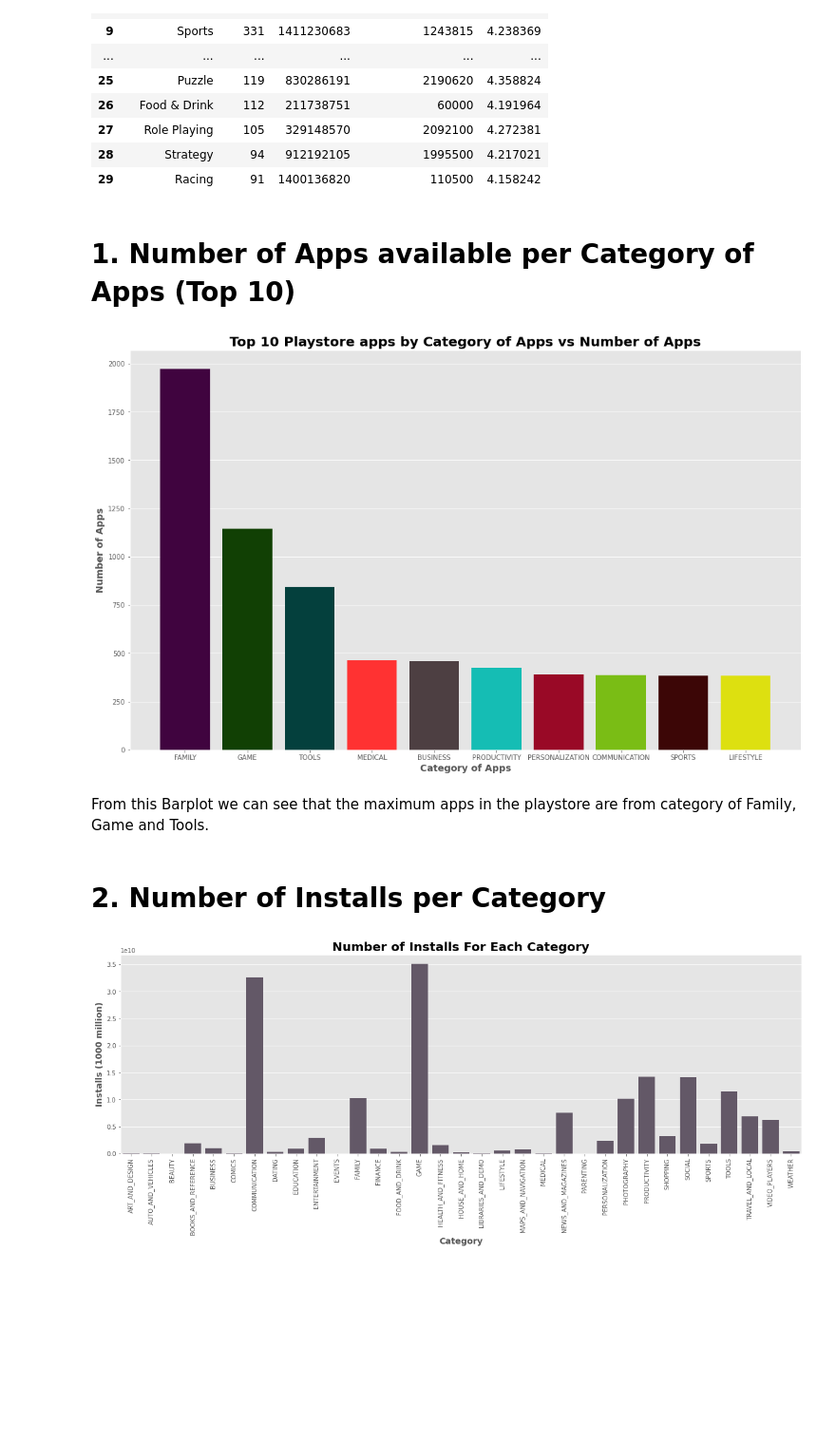
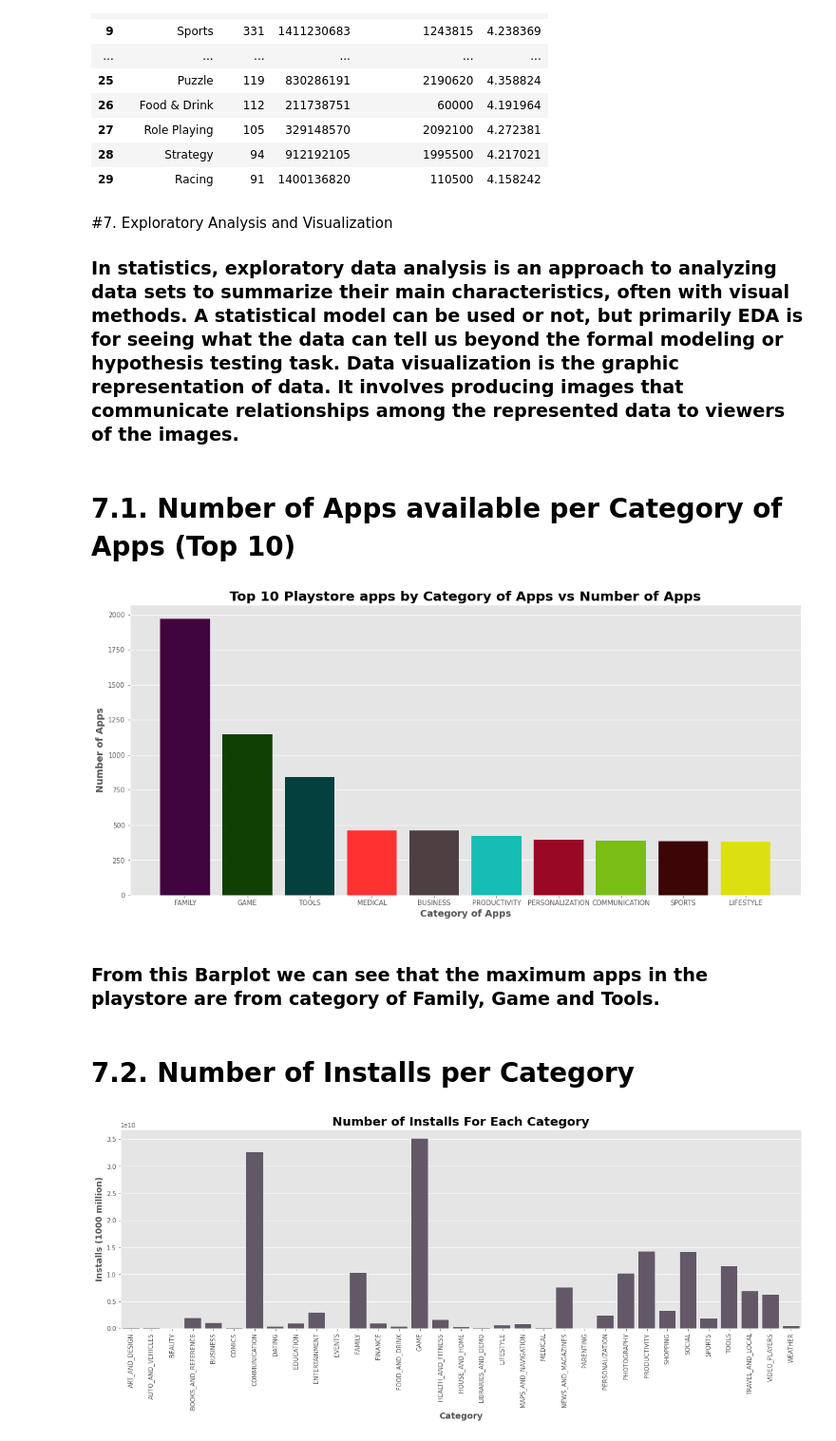
Before and after one commit to divyakedia/playstore-data-analysis, a Jupyter notebook: EDA_CAPSTONE_FINAL.ipynb, the cells around one changed output. Shown at 95% size. Cells and saved outputs as stored; diff of their text form; code cells hidden in the pictures; blank space fills up the shorter version.

```diff
--- a/EDA_CAPSTONE_FINAL.ipynb
+++ b/EDA_CAPSTONE_FINAL.ipynb
@@ -495,24 +506,27 @@ top_30_genres_df
 | 27 | Role Playing | 105 | 329148570 | 2092100 | 4.272381 |
 | 28 | Strategy | 94 | 912192105 | 1995500 | 4.217021 |
 | 29 | Racing | 91 | 1400136820 | 110500 | 4.158242 |
+# %% [markdown]
+#7.  Exploratory Analysis and Visualization
+### In statistics, exploratory data analysis is an approach to analyzing data sets to summarize their main characteristics, often with visual methods. A statistical model can be used or not, but primarily EDA is for seeing what the data can tell us beyond the formal modeling or hypothesis testing task. Data visualization is the graphic representation of data. It involves producing images that communicate relationships among the represented data to viewers of the images.
 # %% [markdown]
-# 1. Number of Apps available  per Category of Apps (Top 10)
+# 7.1. Number of Apps available  per Category of Apps (Top 10)
 # %%
 # Making a barplot of Category of apps vs Number of apps available
 top10_app_cat = playstore_df.Category.value_counts().head(10)
-plt.figure(figsize=(18,11))
+plt.figure(figsize=(18,8))
 sns.barplot(x = top10_app_cat.index , y = top10_app_cat.values)
 plt.xlabel("Category of Apps", fontsize=14, fontweight= "bold")
 plt.ylabel("Number of Apps", fontsize= 14, fontweight="bold")
 plt.title("Top 10 Playstore apps by Category of Apps vs Number of Apps", fontsize = 20 , fontweight = "bold")
 plt.bar(x = top10_app_cat.index ,height=top10_app_cat.values ,color = ["#40043f", "#114004", "#04403d","#FF3232","#4d3f42","#15bdb4","#990926","#7abd15","#3C0606","#dde010"])
 plt.show()
 # %% [output]
-[figure, old version]
+[figure, new version]
 # %% [markdown]
-From this Barplot we can see that the maximum apps in the playstore are from category of Family, Game and Tools.
+### **From this Barplot we can see that the maximum apps in the playstore are from category of Family, Game and Tools.**
 # %% [markdown]
-# 2. Number of Installs per Category
+# 7.2. Number of Installs per Category
 # %%
 # get the number of installs for each category
 categories = playstore_df.groupby('Category')
```
Also changed, not shown: parts of 48 cells of this notebook.
